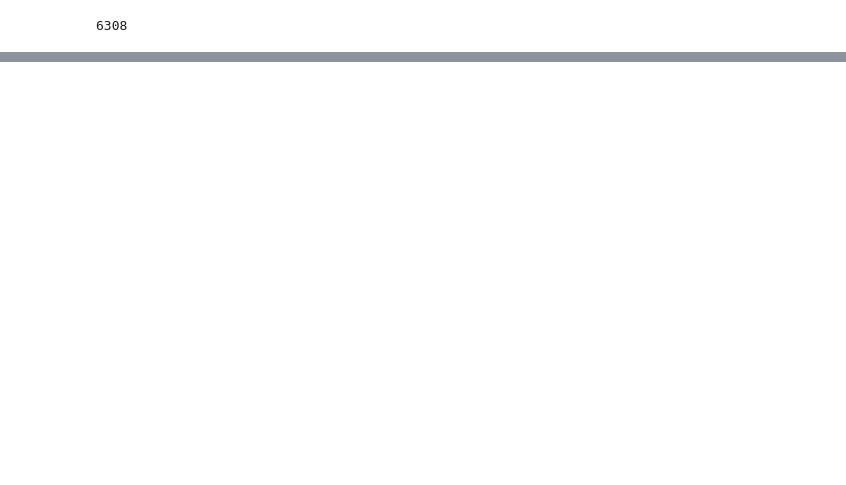
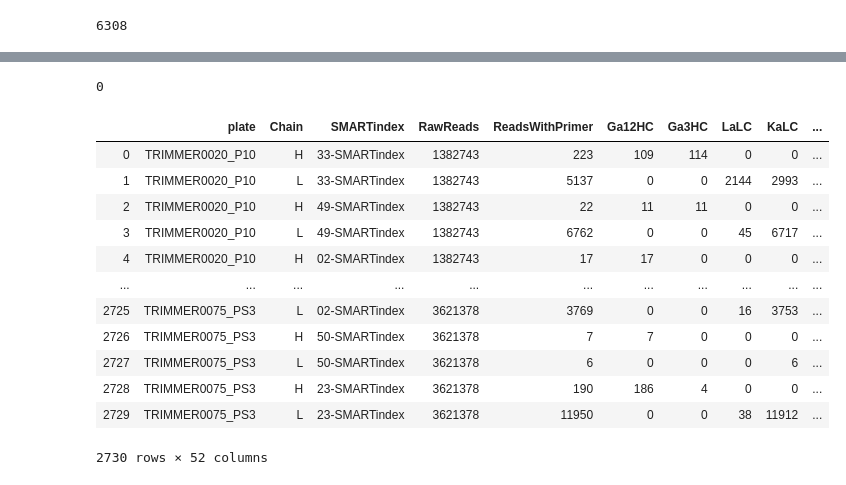
Before and after one commit to ucdavis-bioinformatics/NeuroMabSeq, a Jupyter notebook: trimmer/Diagnostics.ipynb, the cells around one changed output, grey strips where cells are left out. Cells and saved outputs as stored; diff of their text form; code cells hidden in the pictures; blank space fills up the shorter version.

Commit message:
updates to C to trimmer ID

```diff
--- a/trimmer/Diagnostics.ipynb
+++ b/trimmer/Diagnostics.ipynb
@@ -83,0 +100,3 @@ with pd.option_context('display.max_rows', None, 'display.max_columns', None):
+# %%
+metadata = pd.read_csv('../static_data/2020-11-11.tsv', delimiter='\t')
+metadata
@@ -83,0 +249,4 @@ with pd.option_context('display.max_rows', None, 'display.max_columns', None):
+# %%
+drop_out = pd.read_csv('../data3/other/Samples_with_at_least_one_dropout.tsv', delimiter='\t')
+drop_out_final = drop_out
+drop_out
@@ -83,0 +326,21 @@ with pd.option_context('display.max_rows', None, 'display.max_columns', None):
+# %%
+len(set(drop_out['sample_name'].to_list()) - set(metadata['sample_name'].to_list()))
+# %% [output]
+0
+# %%
+drop_out_plus_meta = drop_out_final.merge(metadata, left_on='sample_name', right_on='sample_name')
+drop_out_plus_meta
+# %% [output]
+|  | plate | Chain | SMARTindex | RawReads | ReadsWithPrimer | Ga12HC | Ga3HC | LaLC | KaLC | ... |
+| 0 | TRIMMER0020_P10 | H | 33-SMARTindex | 1382743 | 223 | 109 | 114 | 0 | 0 | ... |
+| 1 | TRIMMER0020_P10 | L | 33-SMARTindex | 1382743 | 5137 | 0 | 0 | 2144 | 2993 | ... |
+| 2 | TRIMMER0020_P10 | H | 49-SMARTindex | 1382743 | 22 | 11 | 11 | 0 | 0 | ... |
+| 3 | TRIMMER0020_P10 | L | 49-SMARTindex | 1382743 | 6762 | 0 | 0 | 45 | 6717 | ... |
+| 4 | TRIMMER0020_P10 | H | 02-SMARTindex | 1382743 | 17 | 17 | 0 | 0 | 0 | ... |
+| ... | ... | ... | ... | ... | ... | ... | ... | ... | ... | ... |
+| 2725 | TRIMMER0075_PS3 | L | 02-SMARTindex | 3621378 | 3769 | 0 | 0 | 16 | 3753 | ... |
+| 2726 | TRIMMER0075_PS3 | H | 50-SMARTindex | 3621378 | 7 | 7 | 0 | 0 | 0 | ... |
+| 2727 | TRIMMER0075_PS3 | L | 50-SMARTindex | 3621378 | 6 | 0 | 0 | 0 | 6 | ... |
+| 2728 | TRIMMER0075_PS3 | H | 23-SMARTindex | 3621378 | 190 | 186 | 4 | 0 | 0 | ... |
+| 2729 | TRIMMER0075_PS3 | L | 23-SMARTindex | 3621378 | 11950 | 0 | 0 | 38 | 11912 | ... |
+2730 rows × 52 columns
```
Also changed, not shown: parts of 50 cells of this notebook, 4 other files.
